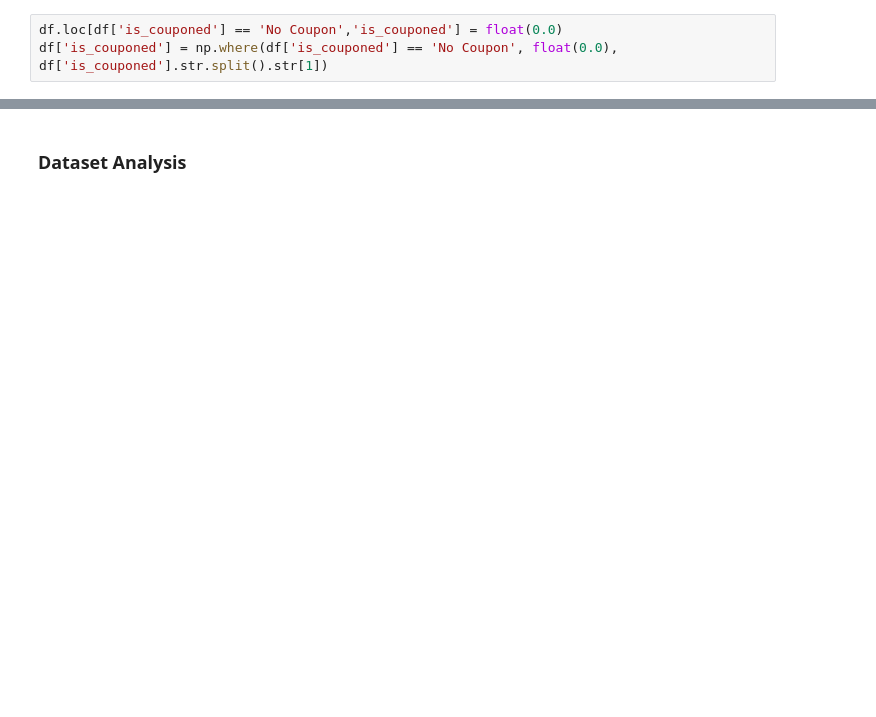
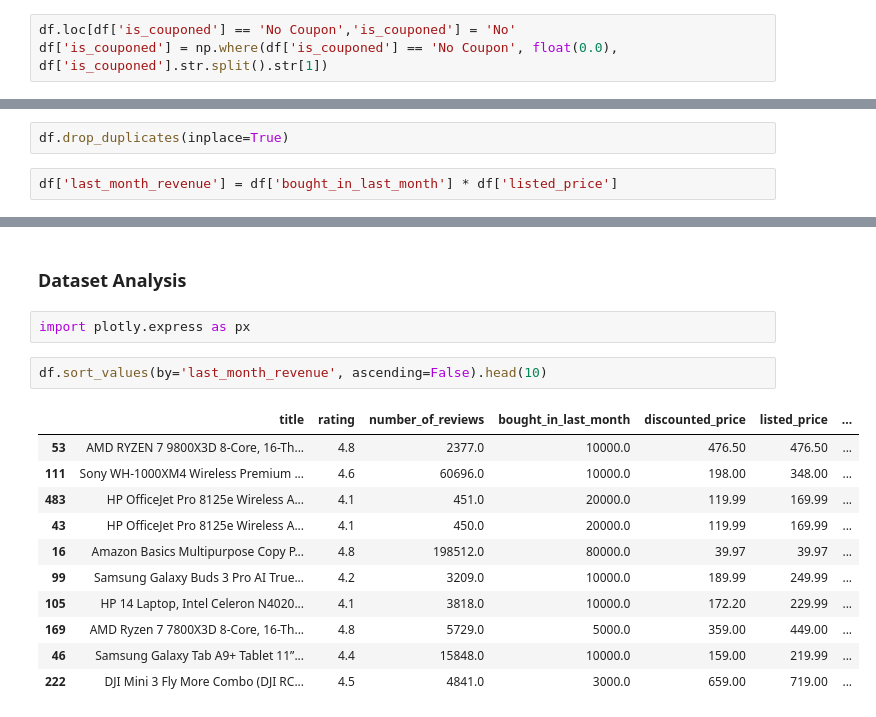
Before and after one commit to JanKotynia/SalesDataAnalysis, a Jupyter notebook: Sales.ipynb, the cells around one changed output, grey strips where cells are left out. Saved outputs shown, nothing was run; the diff lists cells and outputs as text; blank space fills up the shorter version.

```diff
--- a/Sales.ipynb
+++ b/Sales.ipynb
@@ -286,5 +289,5 @@ dtype: int64
 # %% [markdown]
 Set "No Coupon" to 0 and extract only the numeric value from the coupon.
 # %%
-df.loc[df['is_couponed'] == 'No Coupon','is_couponed'] = float(0.0)
+df.loc[df['is_couponed'] == 'No Coupon','is_couponed'] = 'No'
 df['is_couponed'] = np.where(df['is_couponed'] == 'No Coupon', float(0.0), df['is_couponed'].str.split().str[1])
@@ -291,3 +296,7 @@ df['is_couponed'] = np.where(df['is_couponed'] == 'No Coupon', float(0.0), df['i
+# %%
+df.drop_duplicates(inplace=True)
+# %%
+df['last_month_revenue'] = df['bought_in_last_month'] * df['listed_price']
 # %% [markdown]
 **Final column types:**
 # %%
@@ -313,2 +323,18 @@ memory usage: 1.9+ MB
 # %% [markdown]
 ### Dataset Analysis
+# %%
+import plotly.express as px
+# %%
+df.sort_values(by='last_month_revenue', ascending=False).head(10)
+# %% [output]
+|  | title | rating | number_of_reviews | bought_in_last_month | discounted_price | listed_price | ... |
+| 53 | AMD RYZEN 7 9800X3D 8-Core, 16-Th... | 4.8 | 2377.0 | 10000.0 | 476.50 | 476.50 | ... |
+| 111 | Sony WH-1000XM4 Wireless Premium ... | 4.6 | 60696.0 | 10000.0 | 198.00 | 348.00 | ... |
+| 483 | HP OfficeJet Pro 8125e Wireless A... | 4.1 | 451.0 | 20000.0 | 119.99 | 169.99 | ... |
+| 43 | HP OfficeJet Pro 8125e Wireless A... | 4.1 | 450.0 | 20000.0 | 119.99 | 169.99 | ... |
+| 16 | Amazon Basics Multipurpose Copy P... | 4.8 | 198512.0 | 80000.0 | 39.97 | 39.97 | ... |
+| 99 | Samsung Galaxy Buds 3 Pro AI True... | 4.2 | 3209.0 | 10000.0 | 189.99 | 249.99 | ... |
+| 105 | HP 14 Laptop, Intel Celeron N4020... | 4.1 | 3818.0 | 10000.0 | 172.20 | 229.99 | ... |
+| 169 | AMD Ryzen 7 7800X3D 8-Core, 16-Th... | 4.8 | 5729.0 | 5000.0 | 359.00 | 449.00 | ... |
+| 46 | Samsung Galaxy Tab A9+ Tablet 11”... | 4.4 | 15848.0 | 10000.0 | 159.00 | 219.99 | ... |
+| 222 | DJI Mini 3 Fly More Combo (DJI RC... | 4.5 | 4841.0 | 3000.0 | 659.00 | 719.00 | ... |
```
Also changed, not shown: parts of 18 cells of this notebook.
